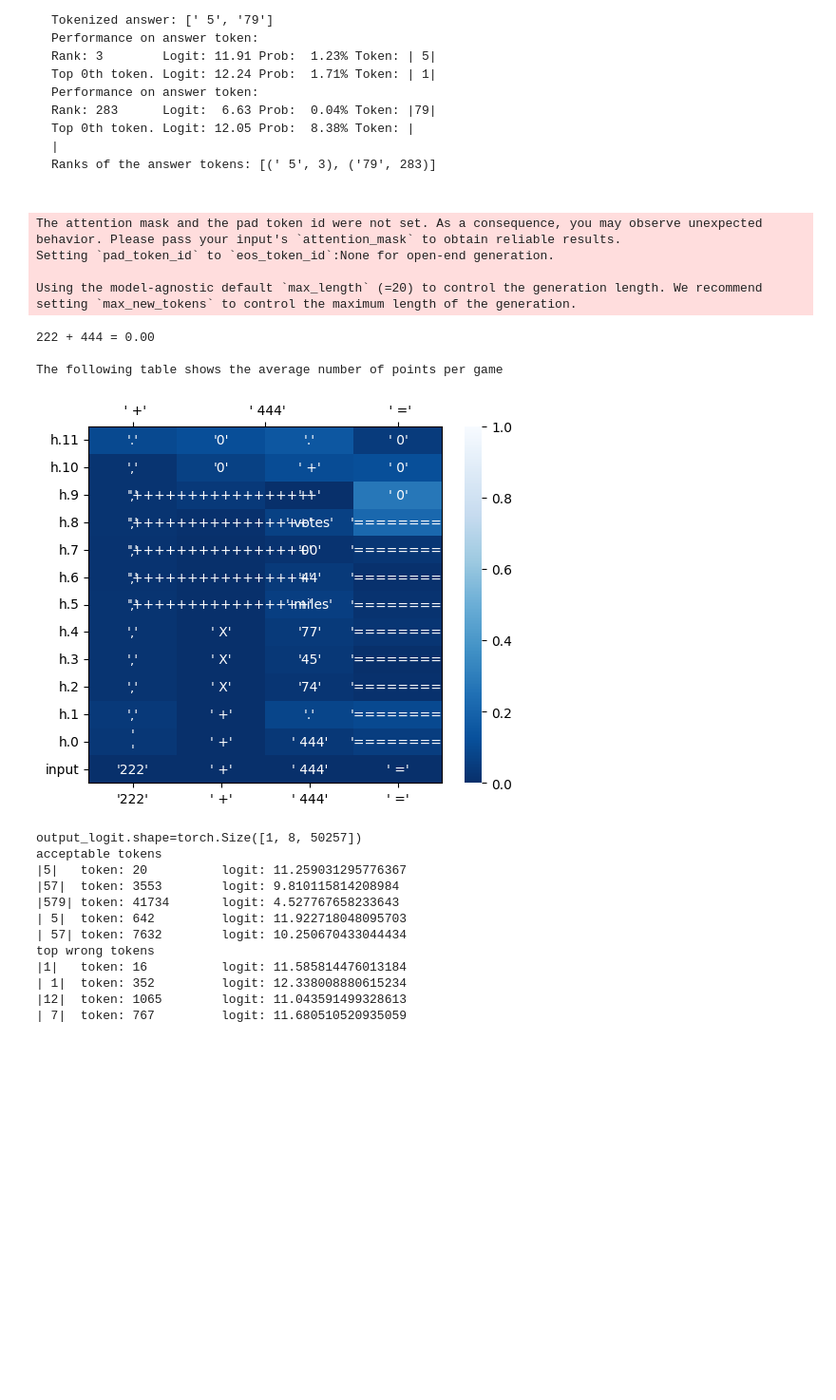
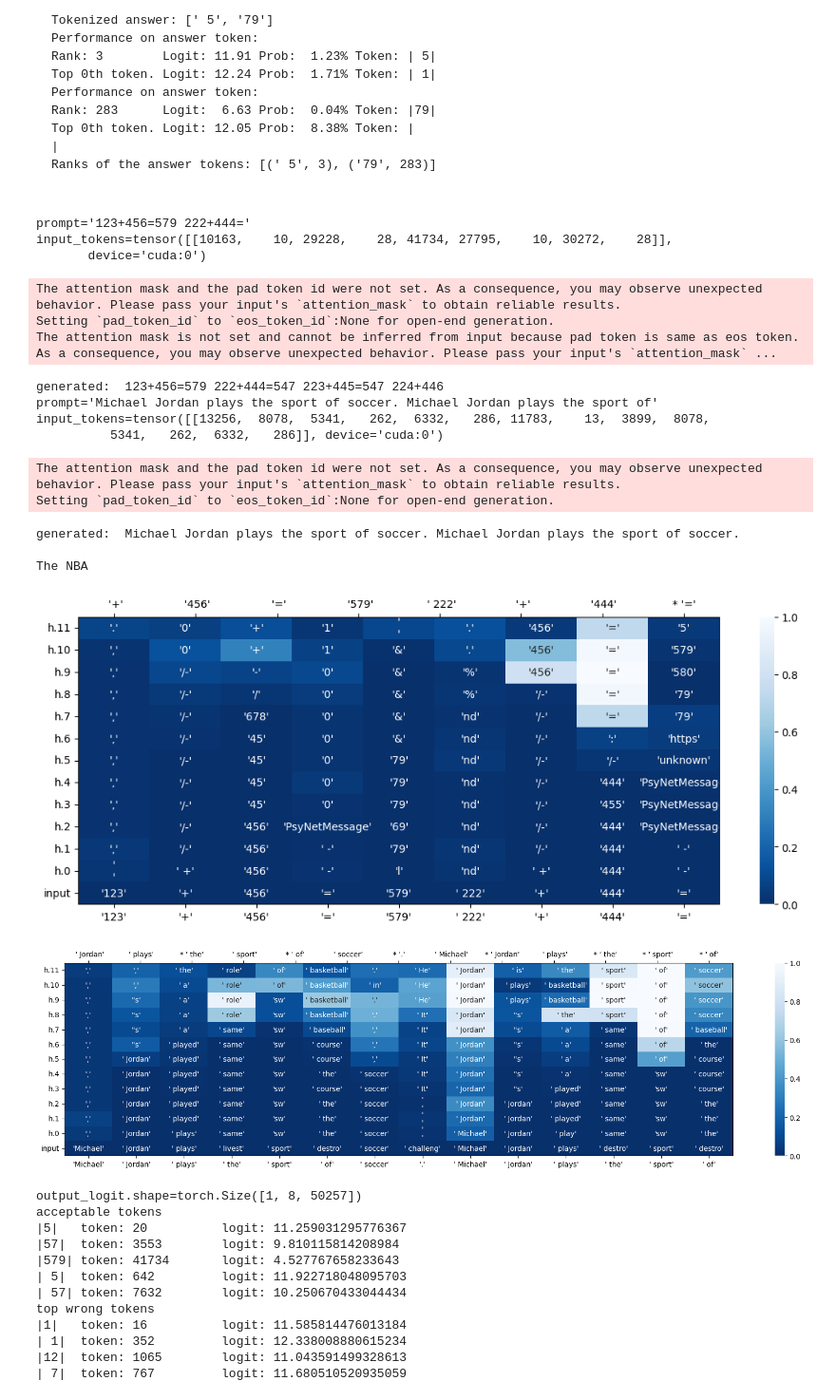
Before and after one commit to mysterytony/cs230_project, a Jupyter notebook: cs230.ipynb, the cells around one changed output. Shown at 95% size. Cells and saved outputs as stored; diff of their text form; code cells hidden in the pictures; blank space fills up the shorter version.

````diff
--- a/cs230.ipynb
+++ b/cs230.ipynb
@@ -171,21 +171,36 @@ Ranks of the answer tokens: [(' 5', 3), ('79', 283)]
 
 ```
 # %%
-prompt = "222 + 444 ="
-tokens = torch.as_tensor(tokenizer.encode(prompt)).view(1, -1).to(DEVICE)
-plot_logit_lens(hf_model, tokenizer, tokens, start_ix=0, end_ix=tokens.numel(), probs=True)
+#@title visualize logit lens
 
-out_tokens = hf_model.generate(tokens)
-print(tokenizer.decode(out_tokens[0]))
+prompt_batch = ["123+456=579 222+444=",
+           "Michael Jordan plays the sport of soccer. Michael Jordan plays the sport of"]
+
+for prompt in prompt_batch:
+  input_tokens = torch.as_tensor(tokenizer.encode(prompt)).view(1, -1).to(DEVICE)
+  print(f'{prompt=}')
+  print(f'{input_tokens=}')
+  plot_logit_lens(hf_model, tokenizer, input_tokens, start_ix=0, end_ix=input_tokens.numel(), probs=True)
+  output_tokens = hf_model.generate(input_tokens)
+  print('generated: ', tokenizer.decode(output_tokens[0]))
 # %% [output]
-The attention mask and the pad token id were not set. As a consequence, you may observe unexpected behavior. Please pass your input's `attention_mask` to obtain reliable results.
-Setting `pad_token_id` to `eos_token_id`:None for open-end generation.
-
-Using the model-agnostic default `max_length` (=20) to control the generation length. We recommend setting `max_new_tokens` to control the maximum length of the generation.
+prompt='123+456=579 222+444='
+input_tokens=tensor([[10163,    10, 29228,    28, 41734, 27795,    10, 30272,    28]],
+       device='cuda:0')
-222 + 444 = 0.00
-
-The following table shows the average number of points per game
+The attention mask and the pad token id were not set. As a consequence, you may observe unexpected behavior. Please pass your input's `attention_mask` to obtain reliable results.
+Setting `pad_token_id` to `eos_token_id`:None for open-end generation.
+The attention mask is not set and cannot be inferred from input because pad token is same as eos token. As a consequence, you may observe unexpected behavior. Please pass your input's `attention_mask` ...
+generated:  123+456=579 222+444=547 223+445=547 224+446
+prompt='Michael Jordan plays the sport of soccer. Michael Jordan plays the sport of'
+input_tokens=tensor([[13256,  8078,  5341,   262,  6332,   286, 11783,    13,  3899,  8078,
+          5341,   262,  6332,   286]], device='cuda:0')
+The attention mask and the pad token id were not set. As a consequence, you may observe unexpected behavior. Please pass your input's `attention_mask` to obtain reliable results.
+Setting `pad_token_id` to `eos_token_id`:None for open-end generation.
+generated:  Michael Jordan plays the sport of soccer. Michael Jordan plays the sport of soccer.
+
+The NBA
-[figure, old version]
+[figure, new version]
+[figure, added]
 # %%
 #@title acceptable token on the answers "579" and some wrong answer tokens
 
````
Also changed, not shown: parts of 3 cells of this notebook.
